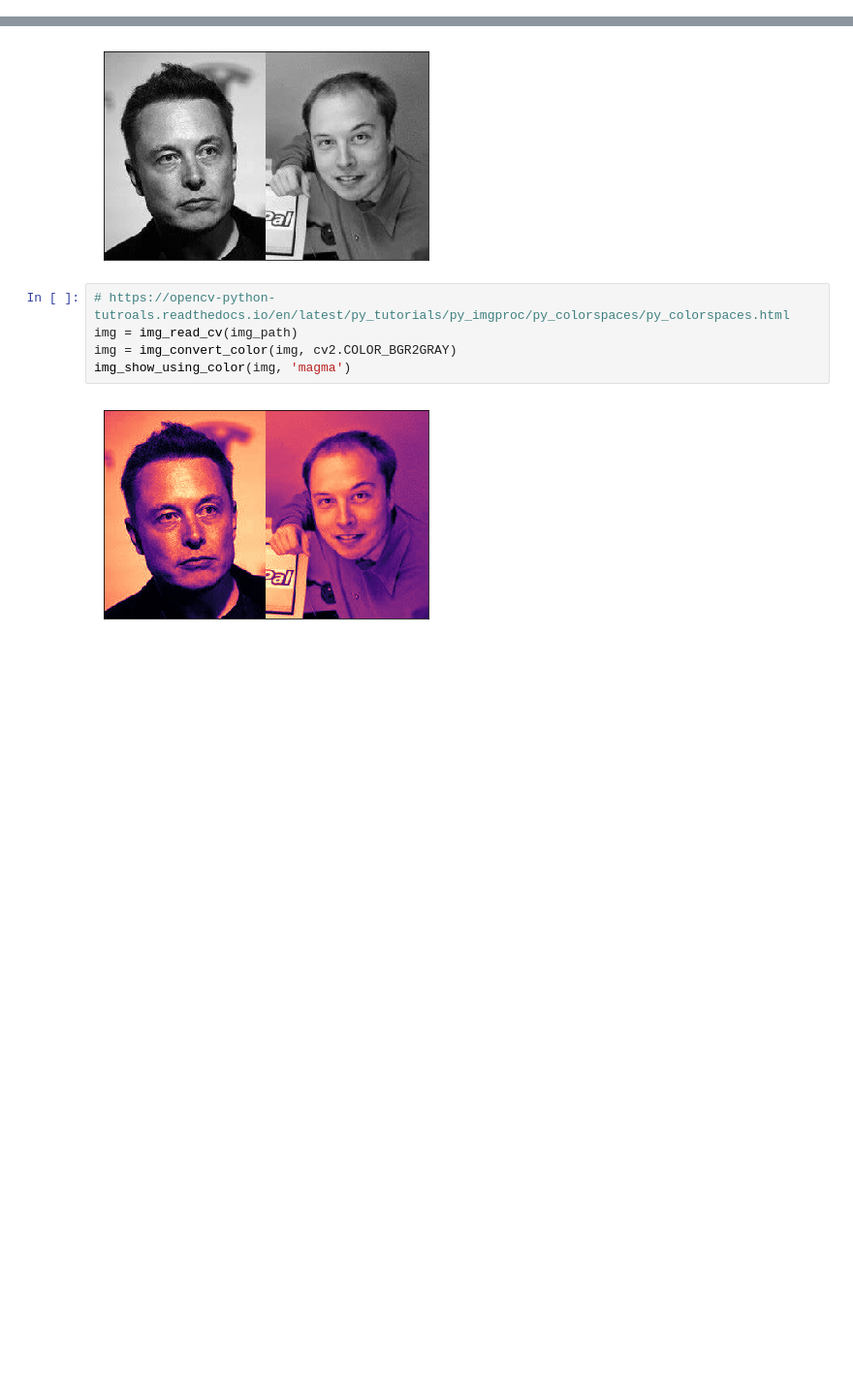
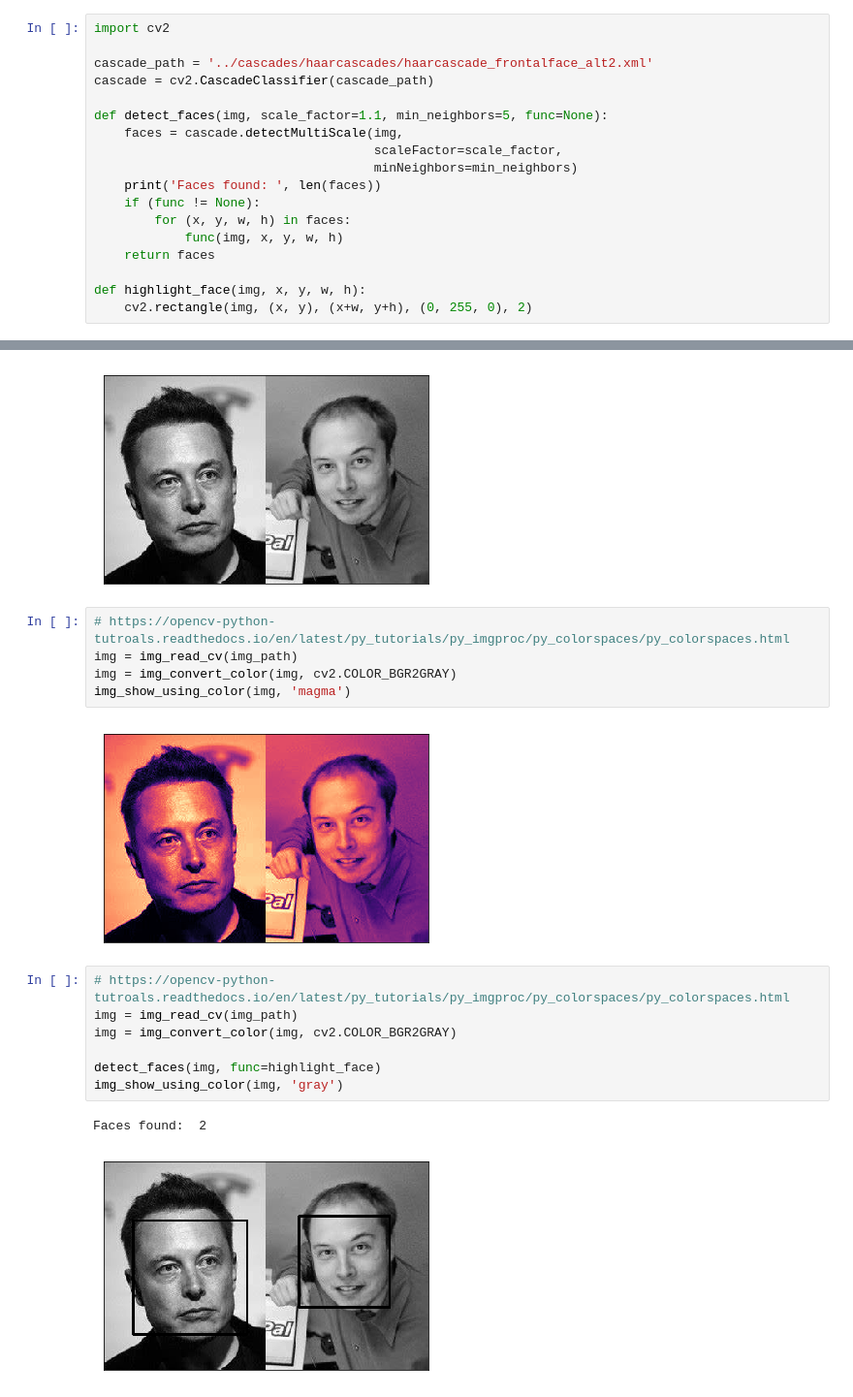
Before and after one commit to frtu/face-recognition-platform, a Jupyter notebook: notebook/image_utils.ipynb, the cells around one changed output, grey strips where cells are left out. Shown at 97% size. Cells and saved outputs as stored; diff of their text form; blank space fills up the shorter version.

Commit message:
[Notebook] Find faces

```diff
--- a/notebook/image_utils.ipynb
+++ b/notebook/image_utils.ipynb
@@ -51,3 +56,21 @@ def img_show_using_color(img, color_map='gray'):
+# %%
+import cv2
+
+cascade_path = '../cascades/haarcascades/haarcascade_frontalface_alt2.xml'
+cascade = cv2.CascadeClassifier(cascade_path)
+
+def detect_faces(img, scale_factor=1.1, min_neighbors=5, func=None):
+    faces = cascade.detectMultiScale(img,
+                                     scaleFactor=scale_factor,
+                                     minNeighbors=min_neighbors)
+    print('Faces found: ', len(faces))
+    if (func != None):
+        for (x, y, w, h) in faces:
+            func(img, x, y, w, h)
+    return faces
+
+def highlight_face(img, x, y, w, h):
+    cv2.rectangle(img, (x, y), (x+w, y+h), (0, 255, 0), 2)
 # %% [markdown]
 # Tests
 # %%
@@ -71,3 +94,13 @@ img = img_convert_color(img, cv2.COLOR_BGR2GRAY)
 img_show_using_color(img, 'magma')
 # %% [output]
 [figure]
+# %%
+# https://opencv-python-tutroals.readthedocs.io/en/latest/py_tutorials/py_imgproc/py_colorspaces/py_colorspaces.html
+img = img_read_cv(img_path)
+img = img_convert_color(img, cv2.COLOR_BGR2GRAY)
+
+detect_faces(img, func=highlight_face)
+img_show_using_color(img, 'gray')
+# %% [output]
+Faces found:  2
+[figure, added]
```
Also changed, not shown: parts of 1 cell of this notebook, 23 other files.
